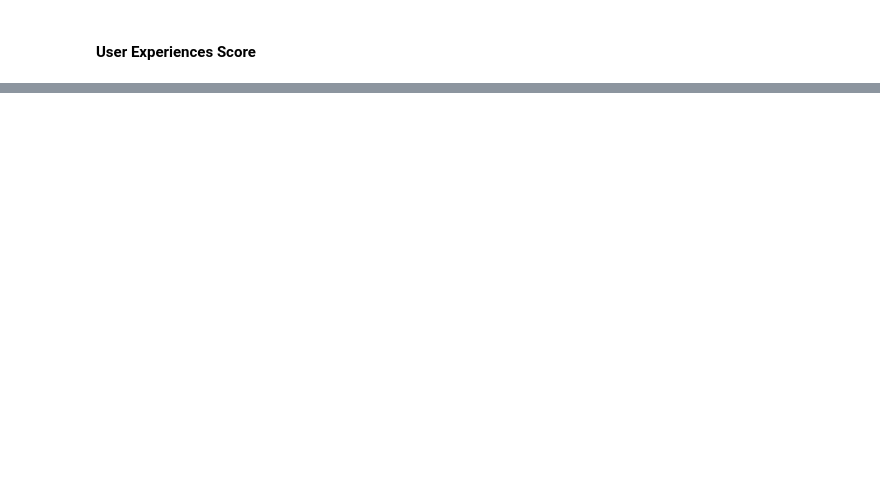
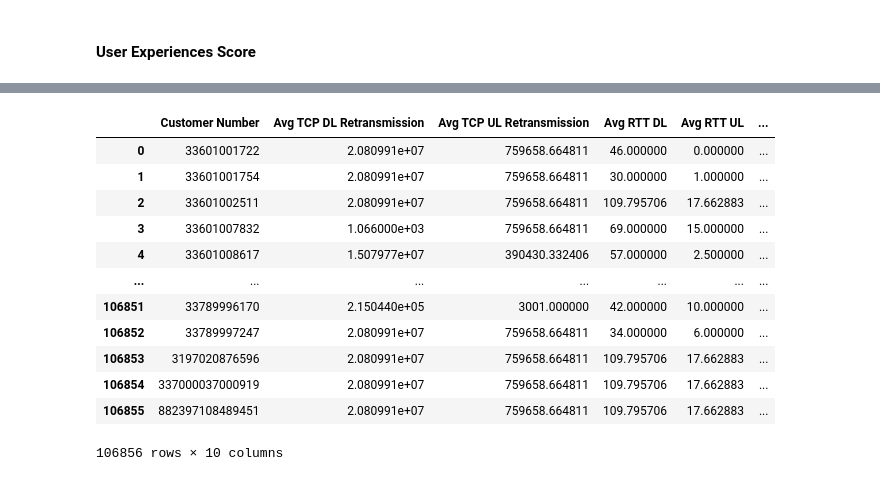
Before and after one commit to GetieBalew24/TellCo_Telecom_Analysis, a Jupyter notebook: notebooks/satisfaction_analysis.ipynb, the cells around one changed output, grey strips where cells are left out. Cells and saved outputs as stored; diff of their text form; code cells hidden in the pictures; blank space fills up the shorter version.

Commit message:
Engagement Score and Experience Score

```diff
--- a/notebooks/satisfaction_analysis.ipynb
+++ b/notebooks/satisfaction_analysis.ipynb
@@ -49,7 +49,7 @@ df.head()
 # %%
 satisfaction_analyser=SatisfactionAnalyzer(df)
 # %%
-user_engagement_df = satisfaction_analyser.user_engagement()
+user_engagement_df = satisfaction_analyser.user_engagement(df)
 # %%
 user_engagement_df
 # %% [output]
@@ -147,0 +112,2 @@ experience_results
+# %%
+user_engagement_df, user_experience_df = satisfaction_analyser.calculate_scores(user_engagement_df,user_experience_df)
@@ -147,0 +130,16 @@ experience_results
+# %%
+user_experience_df
+# %% [output]
+|  | Customer Number | Avg TCP DL Retransmission | Avg TCP UL Retransmission | Avg RTT DL | Avg RTT UL | ... |
+| 0 | 33601001722 | 2.080991e+07 | 759658.664811 | 46.000000 | 0.000000 | ... |
+| 1 | 33601001754 | 2.080991e+07 | 759658.664811 | 30.000000 | 1.000000 | ... |
+| 2 | 33601002511 | 2.080991e+07 | 759658.664811 | 109.795706 | 17.662883 | ... |
+| 3 | 33601007832 | 1.066000e+03 | 759658.664811 | 69.000000 | 15.000000 | ... |
+| 4 | 33601008617 | 1.507977e+07 | 390430.332406 | 57.000000 | 2.500000 | ... |
+| ... | ... | ... | ... | ... | ... | ... |
+| 106851 | 33789996170 | 2.150440e+05 | 3001.000000 | 42.000000 | 10.000000 | ... |
+| 106852 | 33789997247 | 2.080991e+07 | 759658.664811 | 34.000000 | 6.000000 | ... |
+| 106853 | 3197020876596 | 2.080991e+07 | 759658.664811 | 109.795706 | 17.662883 | ... |
+| 106854 | 337000037000919 | 2.080991e+07 | 759658.664811 | 109.795706 | 17.662883 | ... |
+| 106855 | 882397108489451 | 2.080991e+07 | 759658.664811 | 109.795706 | 17.662883 | ... |
+106856 rows × 10 columns
```
Also changed, not shown: parts of 10 cells of this notebook, 1 other file.
